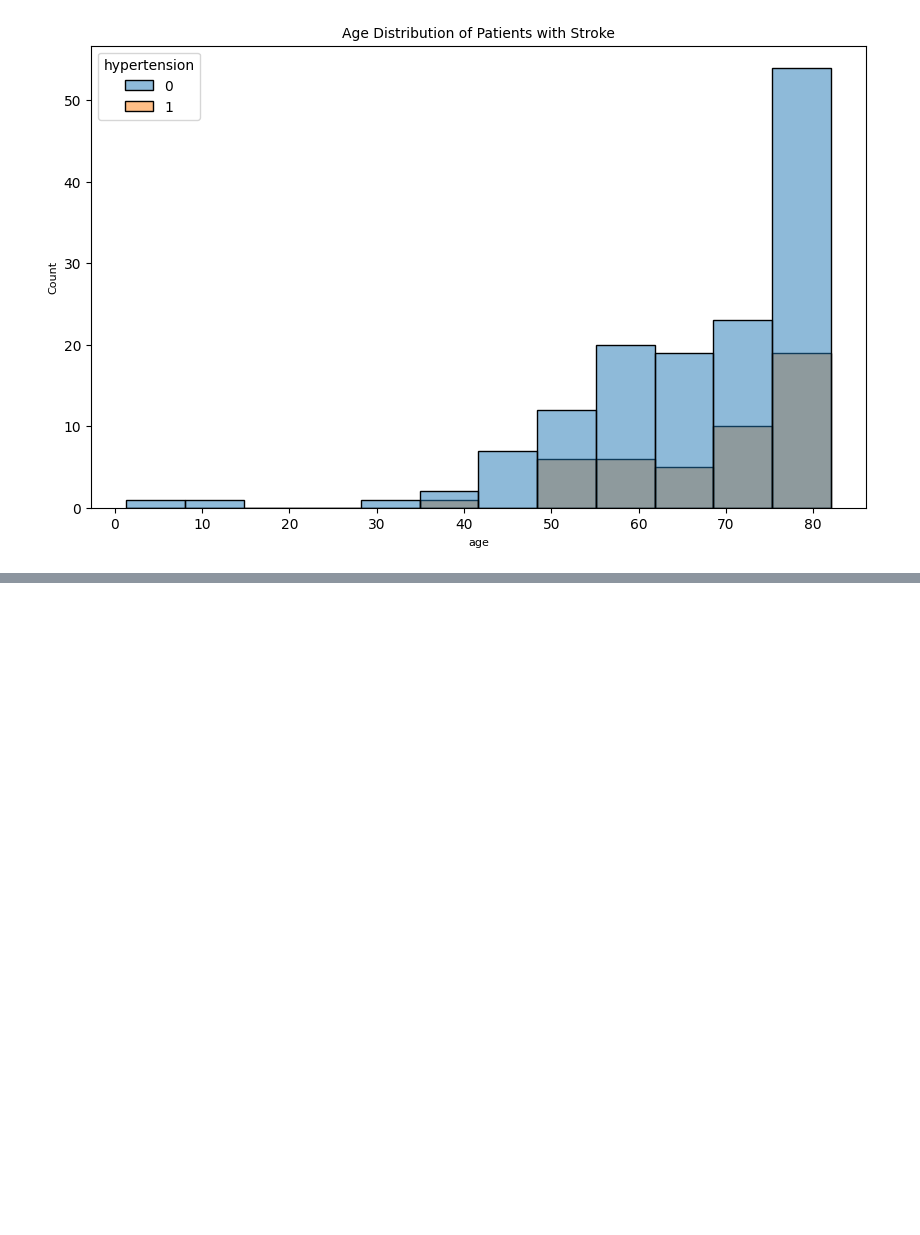
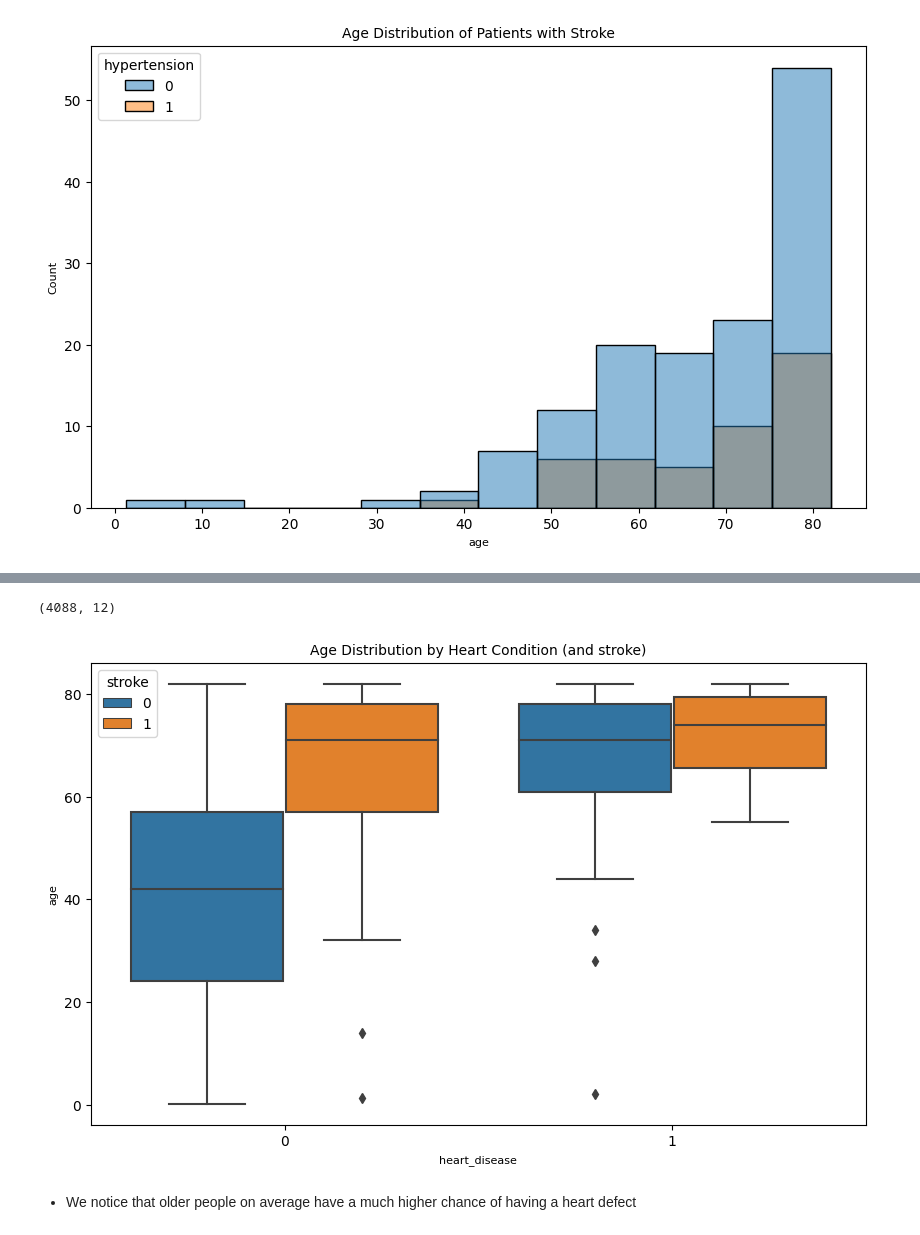
Before and after one commit to chikeibezim/Stroke-Prediction-EDA-Modelling, a Jupyter notebook: stroke-prediction-eda-modelling.ipynb, the cells around one changed output, grey strips where cells are left out. Cells and saved outputs as stored; diff of their text form; code cells hidden in the pictures; blank space fills up the shorter version.

```diff
--- a/stroke-prediction-eda-modelling.ipynb
+++ b/stroke-prediction-eda-modelling.ipynb
@@ -231,0 +234,12 @@ no_hp.age.plot(kind="hist", sharey=True)
+# %%
+X_train.shape
+# %% [output]
+(4088, 12)
+# %%
+sns.boxplot(X_train, x="heart_disease", y="age", hue="stroke")
+plt.title("Age Distribution by Heart Condition (and stroke)")
+plt.show()
+# %% [output]
+[figure, added]
+# %% [markdown]
+- We notice that older people on average have a much higher chance of having a heart defect
```
Also changed, not shown: parts of 3 cells of this notebook.
